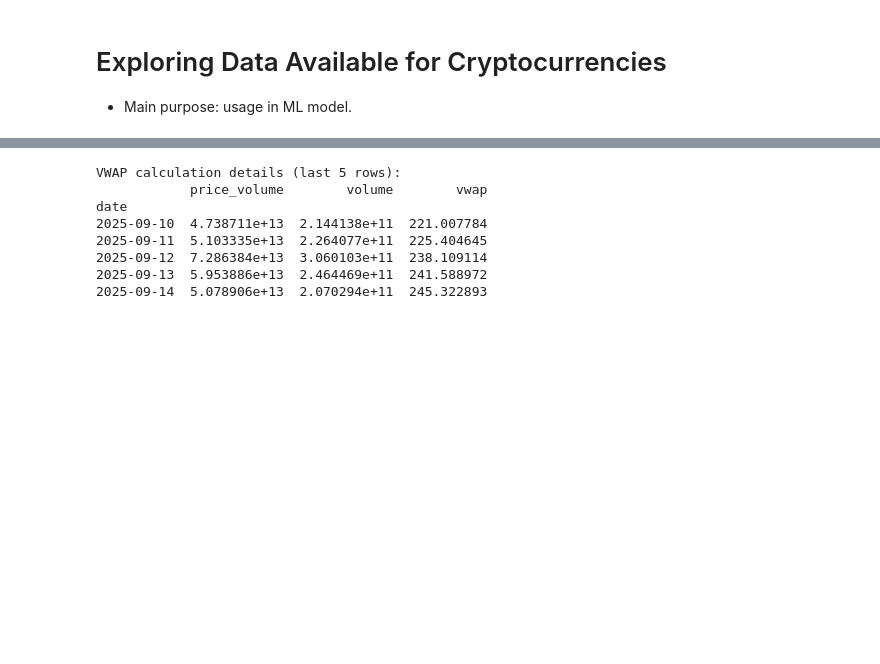
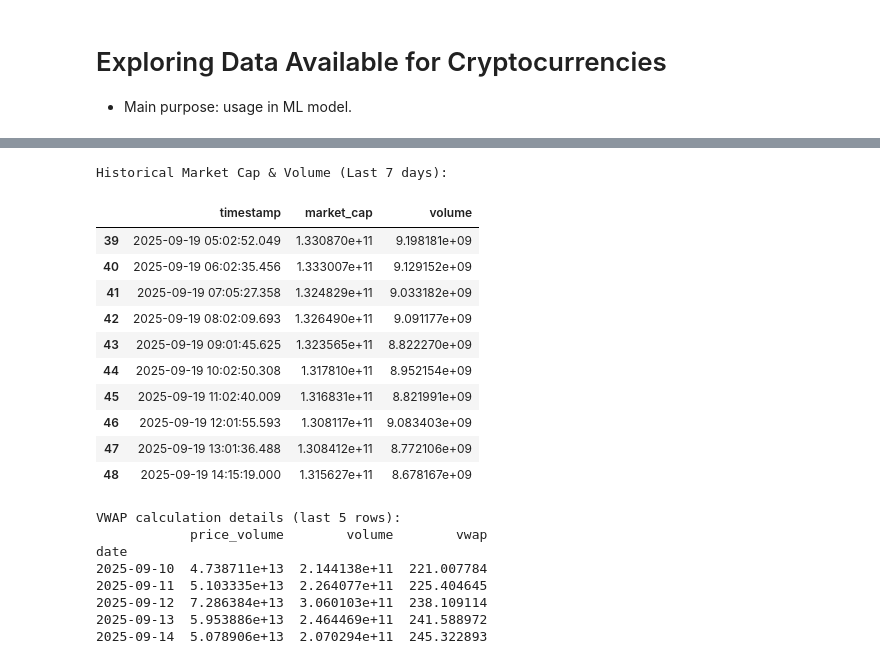
Before and after one commit to NeshSab/ml_cross_based_crypto_trading, a Jupyter notebook: strategy_definition_crypto/financial_data_geko.ipynb, the cells around one changed output, grey strips where cells are left out. Saved outputs shown, nothing was run; the diff lists cells and outputs as text; code cells hidden in the pictures; blank space fills up the shorter version.

```diff
--- a/strategy_definition_crypto/financial_data_geko.ipynb
+++ b/strategy_definition_crypto/financial_data_geko.ipynb
@@ -77,3 +145,19 @@ stars                                                                     11071
+# %%
+print("\nHistorical Market Cap & Volume (Last 7 days):")
+historical_df.tail(10)
+# %% [output]
+Historical Market Cap & Volume (Last 7 days):
+|  | timestamp | market_cap | volume |
+| 39 | 2025-09-19 05:02:52.049 | 1.330870e+11 | 9.198181e+09 |
+| 40 | 2025-09-19 06:02:35.456 | 1.333007e+11 | 9.129152e+09 |
+| 41 | 2025-09-19 07:05:27.358 | 1.324829e+11 | 9.033182e+09 |
+| 42 | 2025-09-19 08:02:09.693 | 1.326490e+11 | 9.091177e+09 |
+| 43 | 2025-09-19 09:01:45.625 | 1.323565e+11 | 8.822270e+09 |
+| 44 | 2025-09-19 10:02:50.308 | 1.317810e+11 | 8.952154e+09 |
+| 45 | 2025-09-19 11:02:40.009 | 1.316831e+11 | 8.821991e+09 |
+| 46 | 2025-09-19 12:01:55.593 | 1.308117e+11 | 9.083403e+09 |
+| 47 | 2025-09-19 13:01:36.488 | 1.308412e+11 | 8.772106e+09 |
+| 48 | 2025-09-19 14:15:19.000 | 1.315627e+11 | 8.678167e+09 |
 # %%
 def get_daily_vwap_last_7_days(coin_id: str, vs_currency='usd'):
     cg = CoinGeckoAPI()
```
Also changed, not shown: parts of 10 cells of this notebook.
